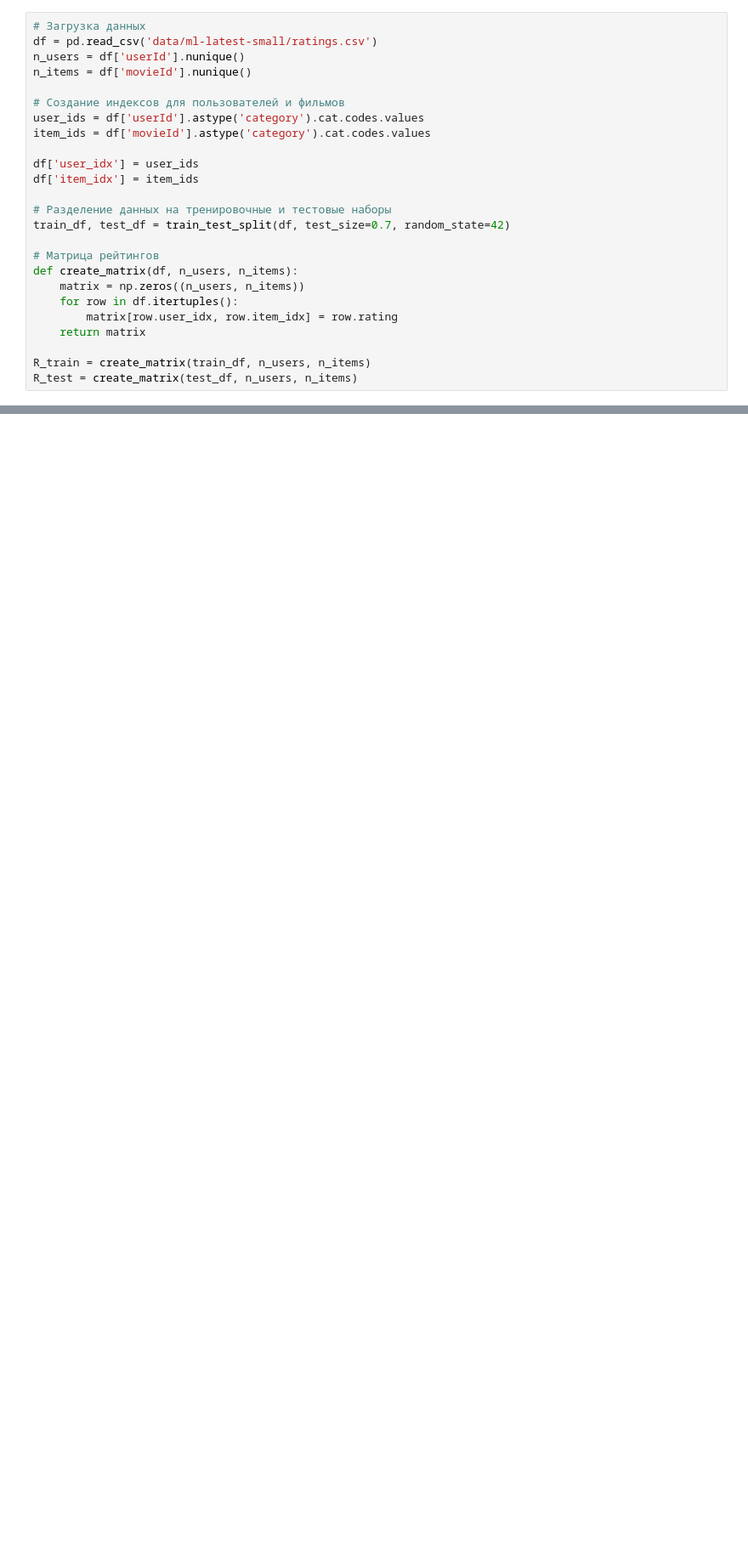
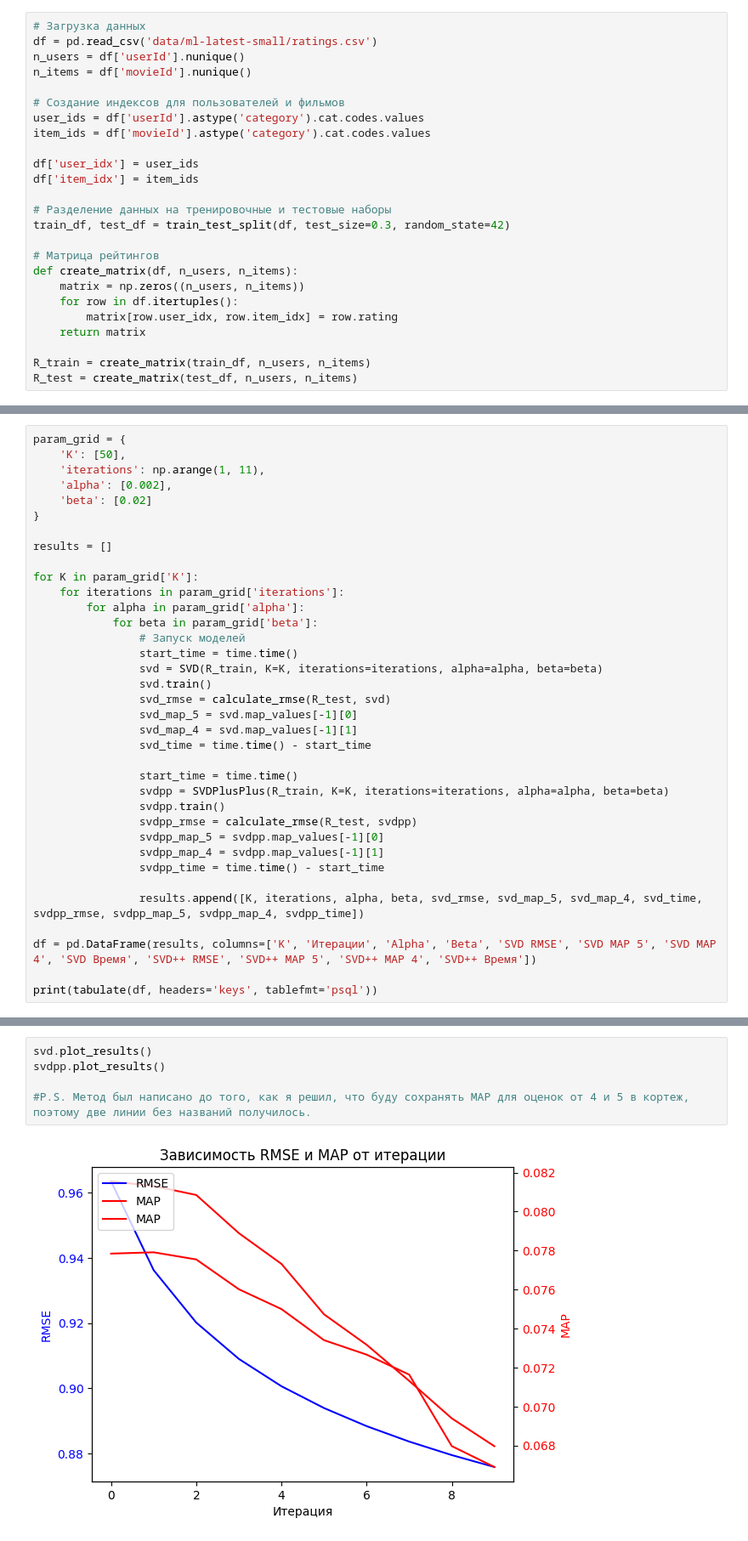
Before and after one commit to romanroff/ITMO_subjects, a Jupyter notebook: RecSys/lab_2_Bashirov.ipynb, the cells around one changed output, grey strips where cells are left out. Shown at 85% size. Saved outputs shown, nothing was run; the diff lists cells and outputs as text; blank space fills up the shorter version.

```diff
--- a/RecSys/lab_2_Bashirov.ipynb
+++ b/RecSys/lab_2_Bashirov.ipynb
@@ -19,7 +21,7 @@ df['user_idx'] = user_ids
 df['item_idx'] = item_ids
 
 # Разделение данных на тренировочные и тестовые наборы
-train_df, test_df = train_test_split(df, test_size=0.7, random_state=42)
+train_df, test_df = train_test_split(df, test_size=0.3, random_state=42)
 
 # Матрица рейтингов
 def create_matrix(df, n_users, n_items):
@@ -382,0 +390,36 @@ KeyboardInterrupt:
+# %%
+param_grid = {
+    'K': [50],
+    'iterations': np.arange(1, 11),
+    'alpha': [0.002],
+    'beta': [0.02]
+}
+
+results = []
+
+for K in param_grid['K']:
+    for iterations in param_grid['iterations']:
+        for alpha in param_grid['alpha']:
+            for beta in param_grid['beta']:
+                # Запуск моделей
+                start_time = time.time()
+                svd = SVD(R_train, K=K, iterations=iterations, alpha=alpha, beta=beta)
+                svd.train()
+                svd_rmse = calculate_rmse(R_test, svd)
+                svd_map_5 = svd.map_values[-1][0]
+                svd_map_4 = svd.map_values[-1][1]
+                svd_time = time.time() - start_time
+
+                start_time = time.time()
+                svdpp = SVDPlusPlus(R_train, K=K, iterations=iterations, alpha=alpha, beta=beta)
+                svdpp.train()
+                svdpp_rmse = calculate_rmse(R_test, svdpp)
+                svdpp_map_5 = svdpp.map_values[-1][0]
+                svdpp_map_4 = svdpp.map_values[-1][1]
+                svdpp_time = time.time() - start_time
+
+                results.append([K, iterations, alpha, beta, svd_rmse, svd_map_5, svd_map_4, svd_time, svdpp_rmse, svdpp_map_5, svdpp_map_4, svdpp_time])
+
+df = pd.DataFrame(results, columns=['K', 'Итерации', 'Alpha', 'Beta', 'SVD RMSE', 'SVD MAP 5', 'SVD MAP 4', 'SVD Время', 'SVD++ RMSE', 'SVD++ MAP 5', 'SVD++ MAP 4', 'SVD++ Время'])
+
+print(tabulate(df, headers='keys', tablefmt='psql'))
@@ -382,0 +447,7 @@ KeyboardInterrupt:
+# %%
+svd.plot_results()
+svdpp.plot_results()
+
+#P.S. Метод был написано до того, как я решил, что буду сохранять MAP для оценок от 4 и 5 в кортеж, поэтому две линии без названий получилось.
+# %% [output]
+[figure, added]
```
Also changed, not shown: parts of 13 cells of this notebook.
